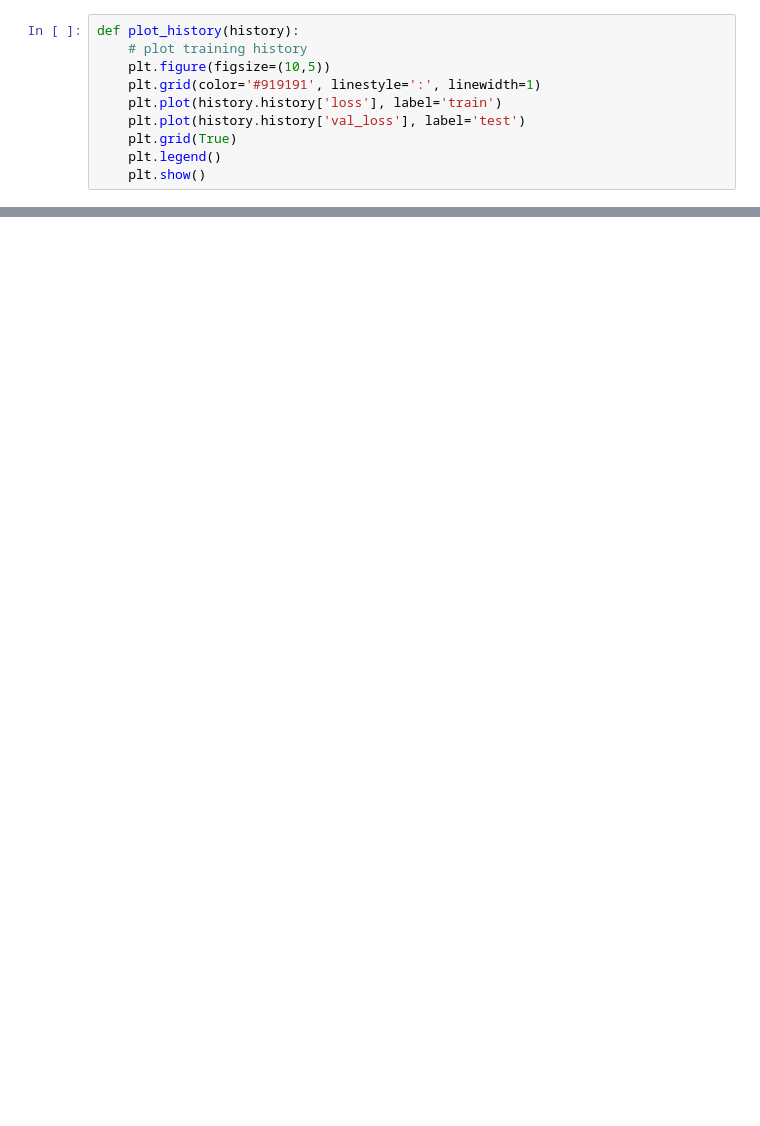
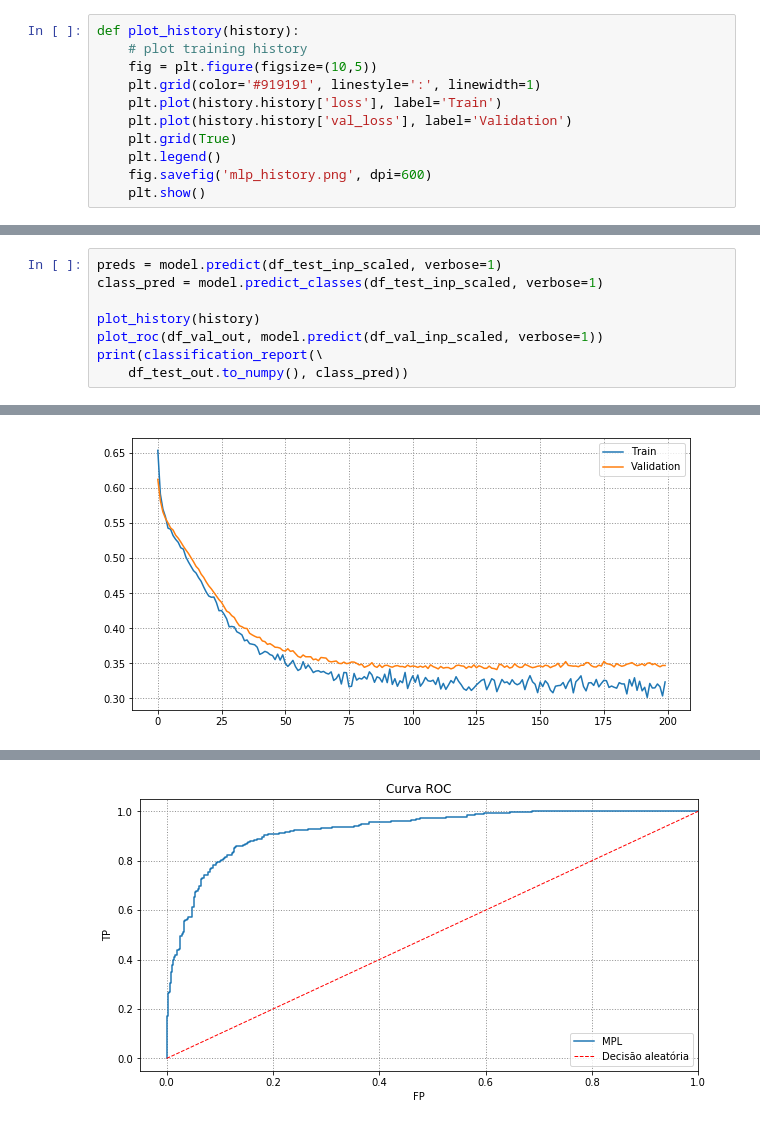
Before and after one commit to carneirofc/IA006, a Jupyter notebook: EFC3/mlp.ipynb, the cells around one changed output, grey strips where cells are left out. Saved outputs shown, nothing was run; the diff lists cells and outputs as text; blank space fills up the shorter version.

```diff
--- a/EFC3/mlp.ipynb
+++ b/EFC3/mlp.ipynb
@@ -39,12 +42,13 @@ def plot_roc(df_test_out, preds):
 # %%
 def plot_history(history):
     # plot training history
-    plt.figure(figsize=(10,5))
+    fig = plt.figure(figsize=(10,5))
     plt.grid(color='#919191', linestyle=':', linewidth=1)
-    plt.plot(history.history['loss'], label='train')
-    plt.plot(history.history['val_loss'], label='test')
+    plt.plot(history.history['loss'], label='Train')
+    plt.plot(history.history['val_loss'], label='Validation')
     plt.grid(True)
     plt.legend()
+    fig.savefig('mlp_history.png', dpi=600)
     plt.show()
 # %%
 # Read and build DataFrames
@@ -109,0 +162,9 @@ ROC Score 0.924675698702795
+# %%
+preds = model.predict(df_test_inp_scaled, verbose=1)
+class_pred = model.predict_classes(df_test_inp_scaled, verbose=1)
+
+plot_history(history)
+plot_roc(df_val_out, model.predict(df_val_inp_scaled, verbose=1))
+print(classification_report(\
+    df_test_out.to_numpy(), class_pred))
+# %% [output]
@@ -109,0 +173 @@ ROC Score 0.924675698702795
+[figure, added]
@@ -109,0 +175 @@ ROC Score 0.924675698702795
+[figure, added]
```
Also changed, not shown: parts of 11 cells of this notebook, 14 other files.
